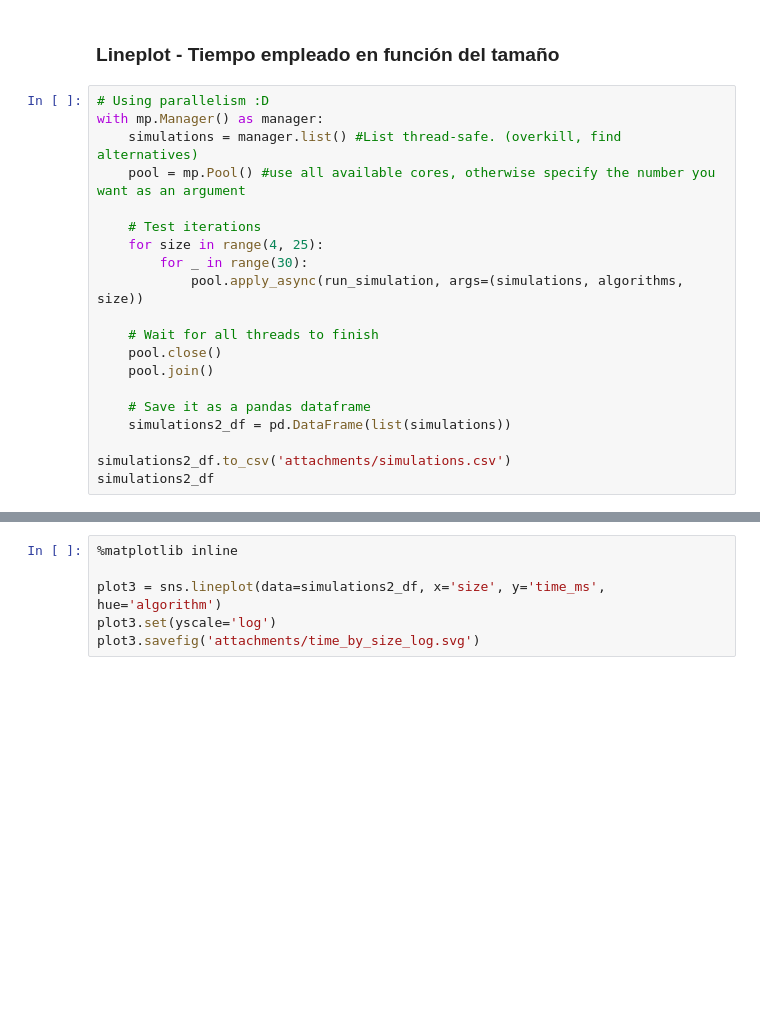
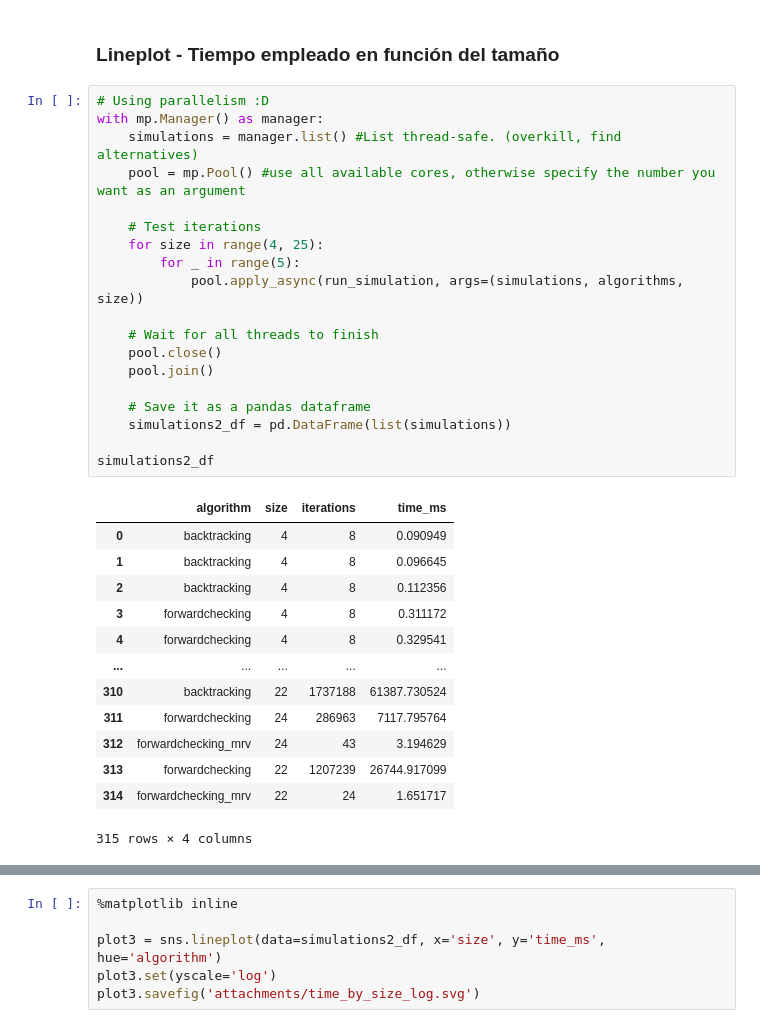
Before and after one commit to LucianoAlbanes/ia-uncuyo-2022, a Jupyter notebook: tp6-csp/code/simulation.ipynb, the cells around one changed output, grey strips where cells are left out. Drawn from its saved outputs; the diff is of its cells as text; blank space fills up the shorter version.

```diff
--- a/tp6-csp/code/simulation.ipynb
+++ b/tp6-csp/code/simulation.ipynb
@@ -130,23 +130,36 @@ grid1.savefig('attachments/time_by_algorithm.svg')
 # %%
 # Using parallelism :D
 with mp.Manager() as manager:
     simulations = manager.list() #List thread-safe. (overkill, find alternatives)
     pool = mp.Pool() #use all available cores, otherwise specify the number you want as an argument
 
     # Test iterations
     for size in range(4, 25):
-        for _ in range(30):
+        for _ in range(5):
             pool.apply_async(run_simulation, args=(simulations, algorithms, size))
 
     # Wait for all threads to finish
     pool.close()
     pool.join()
 
     # Save it as a pandas dataframe
     simulations2_df = pd.DataFrame(list(simulations))
 
-simulations2_df.to_csv('attachments/simulations.csv')
 simulations2_df
+# %% [output]
+|  | algorithm | size | iterations | time_ms |
+| 0 | backtracking | 4 | 8 | 0.090949 |
+| 1 | backtracking | 4 | 8 | 0.096645 |
+| 2 | backtracking | 4 | 8 | 0.112356 |
+| 3 | forwardchecking | 4 | 8 | 0.311172 |
+| 4 | forwardchecking | 4 | 8 | 0.329541 |
+| ... | ... | ... | ... | ... |
+| 310 | backtracking | 22 | 1737188 | 61387.730524 |
+| 311 | forwardchecking | 24 | 286963 | 7117.795764 |
+| 312 | forwardchecking_mrv | 24 | 43 | 3.194629 |
+| 313 | forwardchecking | 22 | 1207239 | 26744.917099 |
+| 314 | forwardchecking_mrv | 22 | 24 | 1.651717 |
+315 rows × 4 columns
 # %%
 %matplotlib inline
 
```
Also changed, not shown: parts of 4 cells of this notebook, 5 other files.
